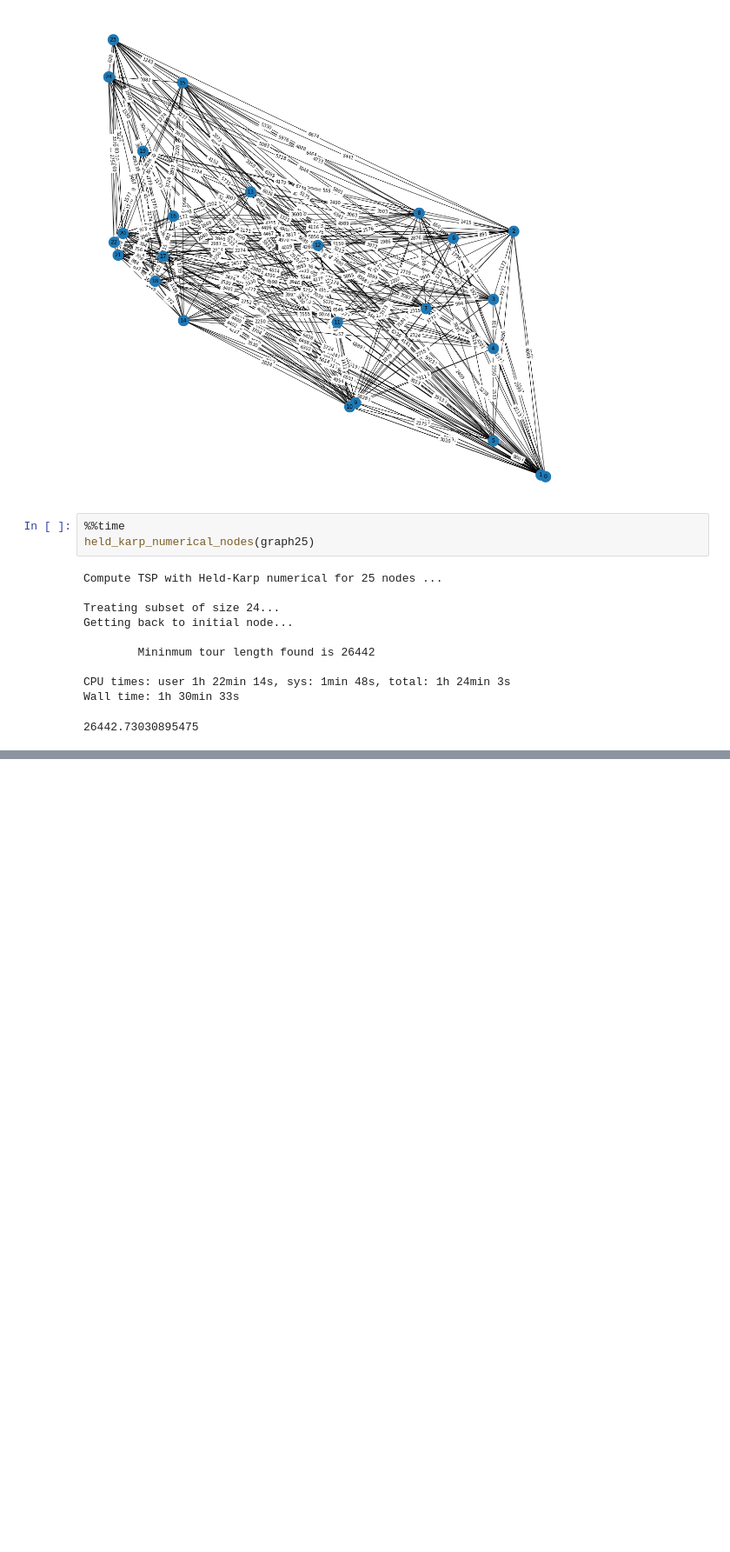
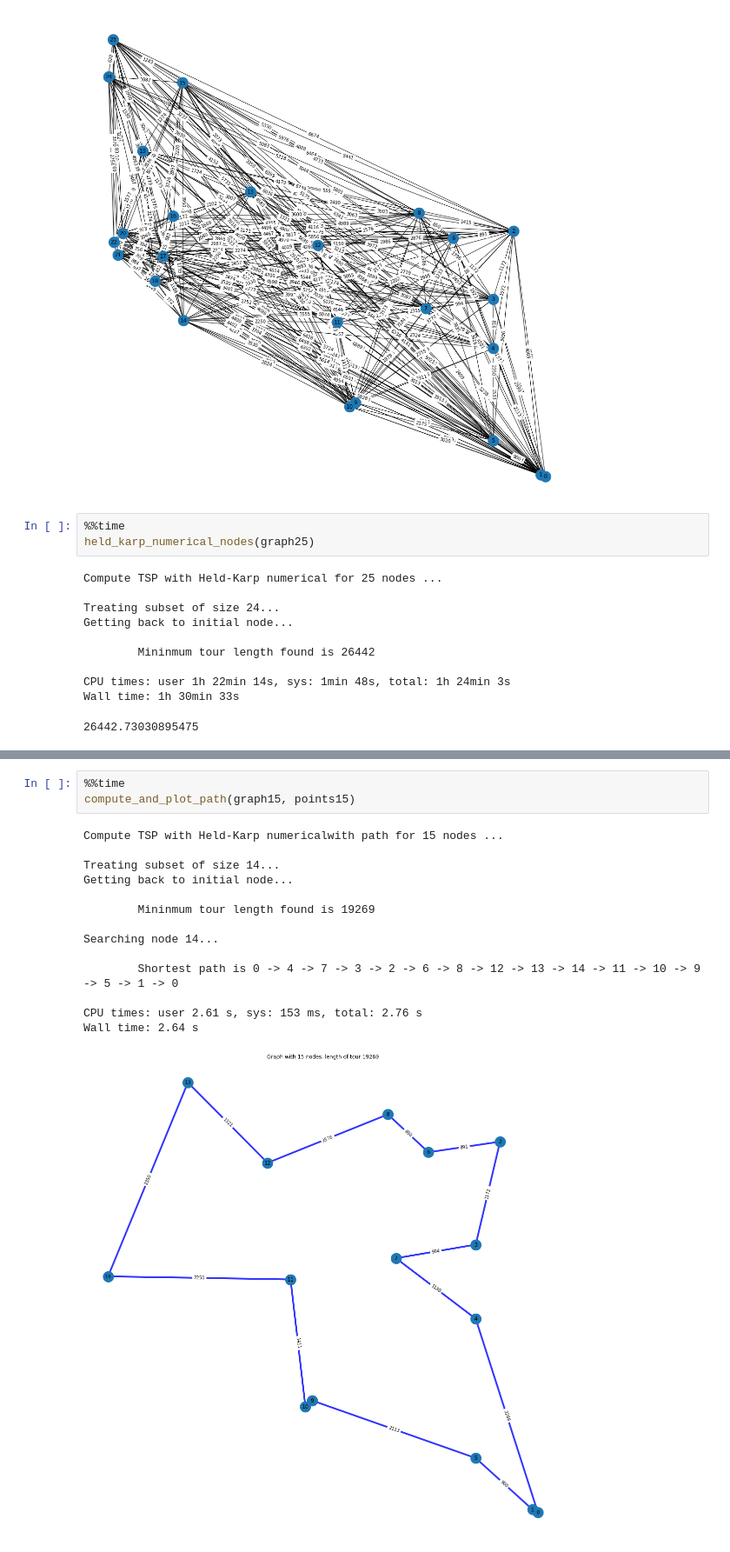
Before and after one commit to LudovicSterlin/held-karp, a Jupyter notebook: held-karp.ipynb, the cells around one changed output, grey strips where cells are left out. Shown at 87% size. Saved outputs shown, nothing was run; the diff lists cells and outputs as text; blank space fills up the shorter version.

```diff
--- a/held-karp.ipynb
+++ b/held-karp.ipynb
@@ -348,0 +470,18 @@ Wall time: 1h 30min 33s
+# %%
+%%time
+compute_and_plot_path(graph15, points15)
+# %% [output]
+Compute TSP with Held-Karp numericalwith path for 15 nodes ...
+
+Treating subset of size 14...
+Getting back to initial node...
+
+        Mininmum tour length found is 19269
+
+Searching node 14...
+
+        Shortest path is 0 -> 4 -> 7 -> 3 -> 2 -> 6 -> 8 -> 12 -> 13 -> 14 -> 11 -> 10 -> 9 -> 5 -> 1 -> 0
+
+CPU times: user 2.61 s, sys: 153 ms, total: 2.76 s
+Wall time: 2.64 s
+[figure, added]
```
Also changed, not shown: parts of 18 cells of this notebook, 4 other files.
